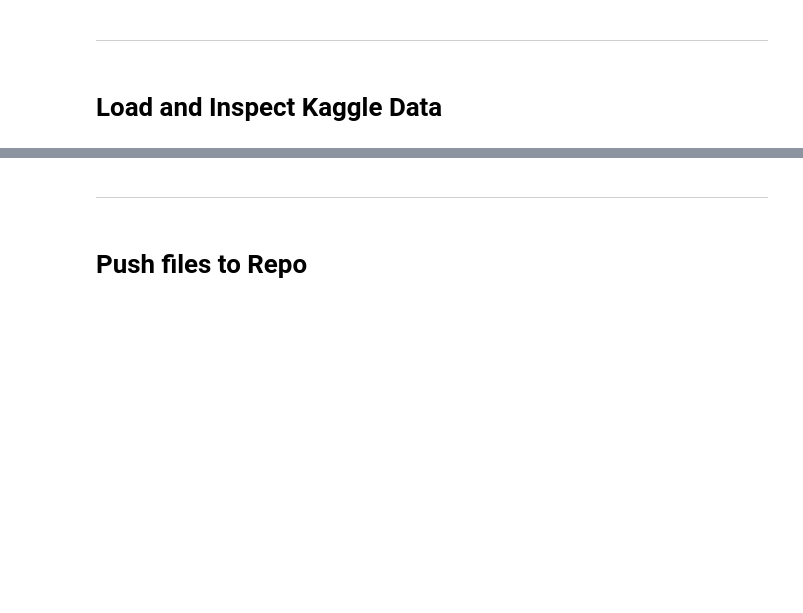
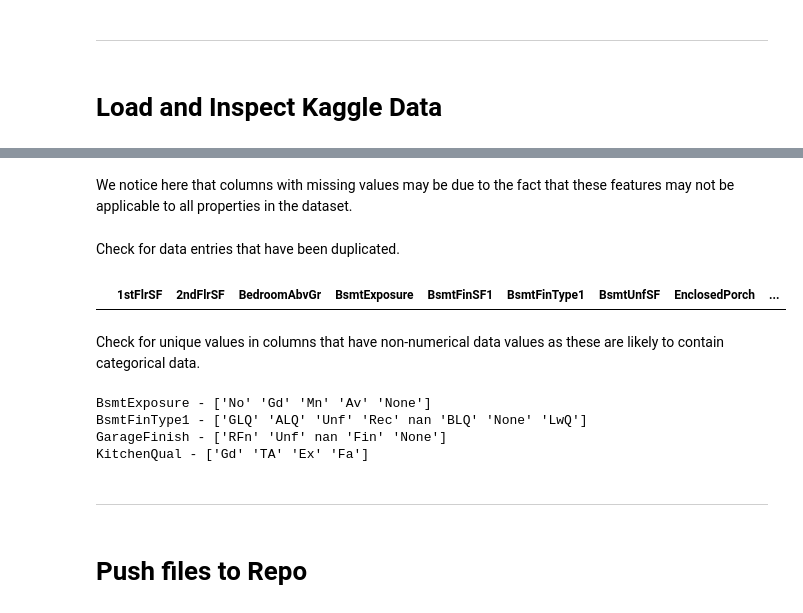
Before and after one commit to sonetto104/CI-PP5-Peter-Regan-Heritage-Housing-Project, a Jupyter notebook: jupyter_notebooks/01_data_collection_notebook.ipynb, the cells around one changed output, grey strips where cells are left out. Drawn from its saved outputs; the diff is of its cells as text; code cells hidden in the pictures; blank space fills up the shorter version.

Commit message:
Add some preliminary data summaries to collection notebook and push to repo.

```diff
--- a/jupyter_notebooks/data_collection_notebook.ipynb
+++ b/jupyter_notebooks/01_data_collection_notebook.ipynb
@@ -179,3 +213,22 @@ NOTE
+# %% [markdown]
+We notice here that columns with missing values may be due to the fact that these features may not be applicable to all properties in the dataset.
+# %% [markdown]
+Check for data entries that have been duplicated.
+# %%
+df[df.duplicated(subset=None)]
+# %% [output]
+|  | 1stFlrSF | 2ndFlrSF | BedroomAbvGr | BsmtExposure | BsmtFinSF1 | BsmtFinType1 | BsmtUnfSF | EnclosedPorch | ... |
+# %% [markdown]
+Check for unique values in columns that have non-numerical data values as these are likely to contain categorical data.
+# %%
+for col in df:
+    if df[col].dtypes=='object':
+        print(col, '-', df[col].unique())
+# %% [output]
+BsmtExposure - ['No' 'Gd' 'Mn' 'Av' 'None']
+BsmtFinType1 - ['GLQ' 'ALQ' 'Unf' 'Rec' nan 'BLQ' 'None' 'LwQ']
+GarageFinish - ['RFn' 'Unf' nan 'Fin' 'None']
+KitchenQual - ['Gd' 'TA' 'Ex' 'Fa']
 # %% [markdown]
 ---
 # %% [markdown]
```
Also changed, not shown: parts of 13 cells of this notebook, 1 other file.
